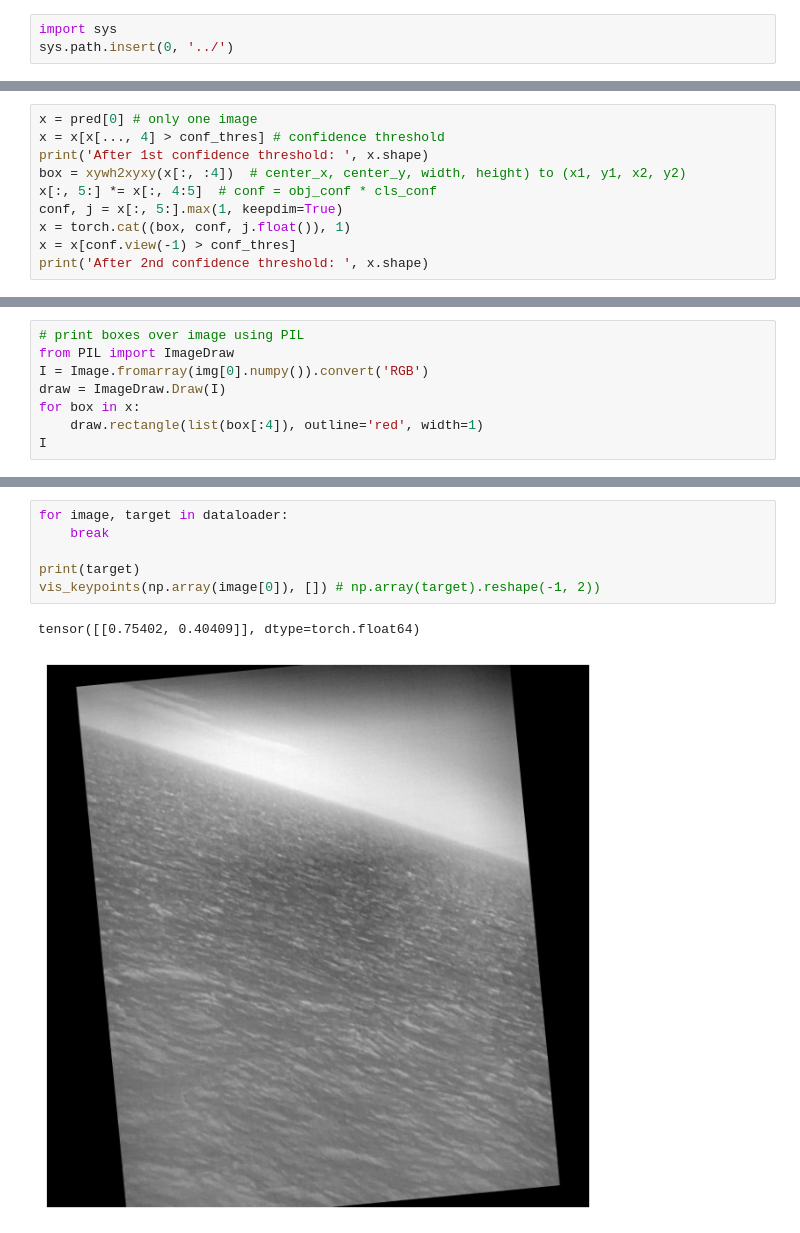
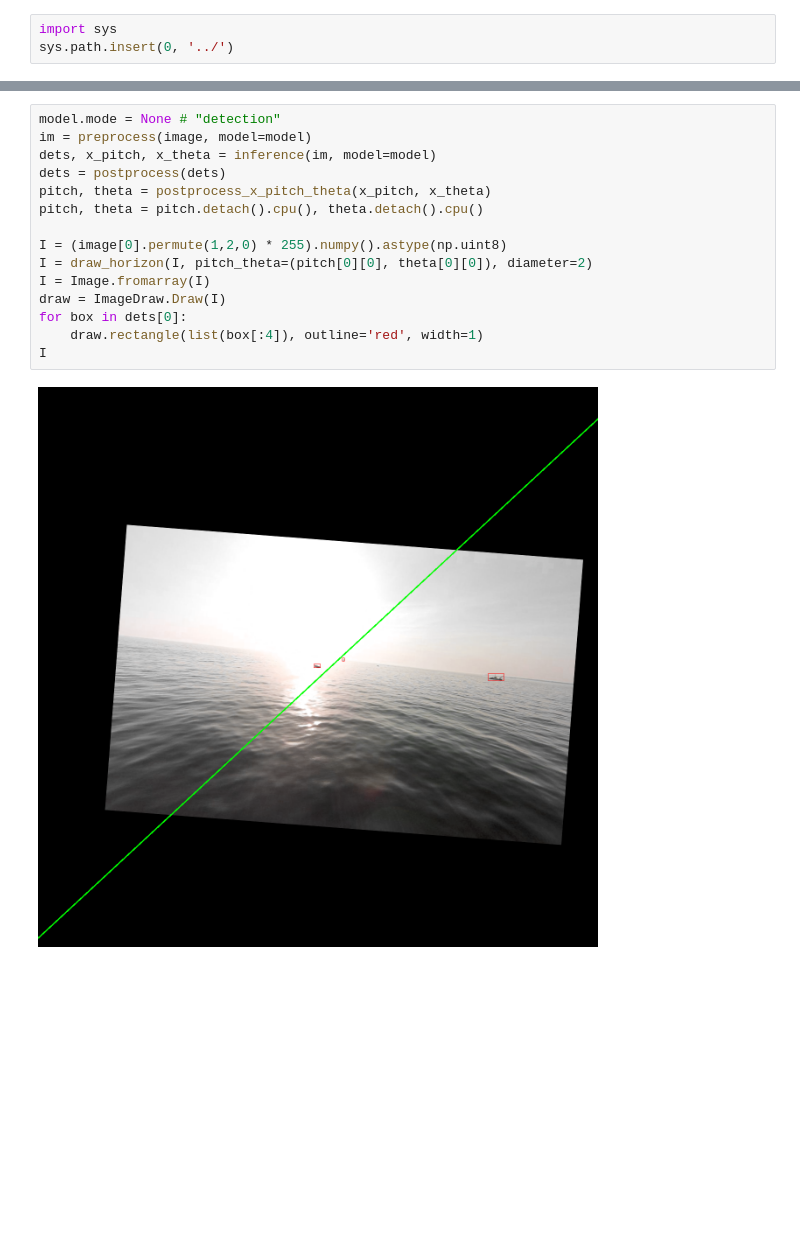
Before and after one commit to BSB-Group/yolov5, a Jupyter notebook: horizon/playground.ipynb, the cells around one changed output, grey strips where cells are left out. Drawn from its saved outputs; the diff is of its cells as text; blank space fills up the shorter version.

```diff
--- a/horizon/playground.ipynb
+++ b/horizon/playground.ipynb
@@ -91,10 +145,0 @@ Before postprocess:  torch.Size([1, 25200, 14])
-# %%
-x = pred[0] # only one image
-x = x[x[..., 4] > conf_thres] # confidence threshold
-print('After 1st confidence threshold: ', x.shape)
-box = xywh2xyxy(x[:, :4])  # center_x, center_y, width, height) to (x1, y1, x2, y2)
-x[:, 5:] *= x[:, 4:5]  # conf = obj_conf * cls_conf
-conf, j = x[:, 5:].max(1, keepdim=True)
-x = torch.cat((box, conf, j.float()), 1)
-x = x[conf.view(-1) > conf_thres]
-print('After 2nd confidence threshold: ', x.shape)
@@ -104,8 +145,0 @@ After 2nd confidence threshold:  torch.Size([48, 6])
-# %%
-# print boxes over image using PIL
-from PIL import ImageDraw
-I = Image.fromarray(img[0].numpy()).convert('RGB')
-draw = ImageDraw.Draw(I)
-for box in x:
-    draw.rectangle(list(box[:4]), outline='red', width=1)
-I
@@ -285,9 +146,17 @@ dataloader = DataLoader(dataset, batch_size=1, shuffle=True, num_workers=1)
-# %%
-for image, target in dataloader:
-    break
-
-print(target)
-vis_keypoints(np.array(image[0]), []) # np.array(target).reshape(-1, 2))
-# %% [output]
-tensor([[0.75402, 0.40409]], dtype=torch.float64)
-[figure, removed]
+# %%
+model.mode = None # "detection"
+im = preprocess(image, model=model)
+dets, x_pitch, x_theta = inference(im, model=model)
+dets = postprocess(dets)
+pitch, theta = postprocess_x_pitch_theta(x_pitch, x_theta)
+pitch, theta = pitch.detach().cpu(), theta.detach().cpu()
+
+I = (image[0].permute(1,2,0) * 255).numpy().astype(np.uint8)
+I = draw_horizon(I, pitch_theta=(pitch[0][0], theta[0][0]), diameter=2)
+I = Image.fromarray(I)
+draw = ImageDraw.Draw(I)
+for box in dets[0]:
+    draw.rectangle(list(box[:4]), outline='red', width=1)
+I
+# %% [output]
+[figure, added]
```
Also changed, not shown: parts of 16 cells of this notebook, 4 other files.
